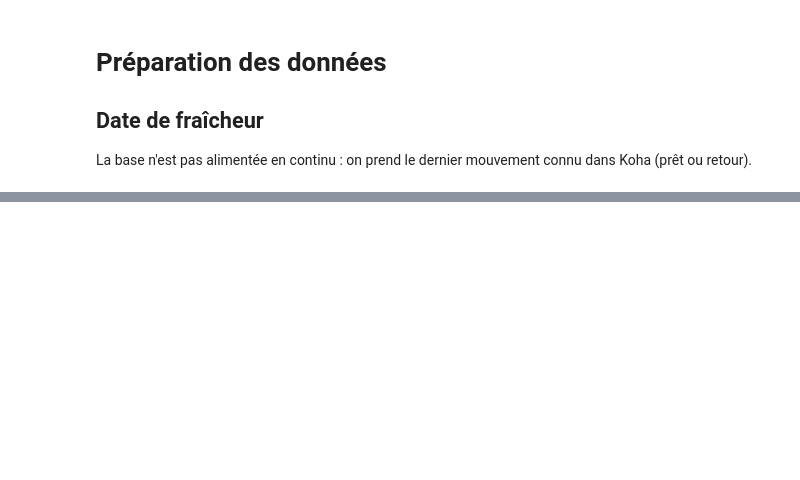
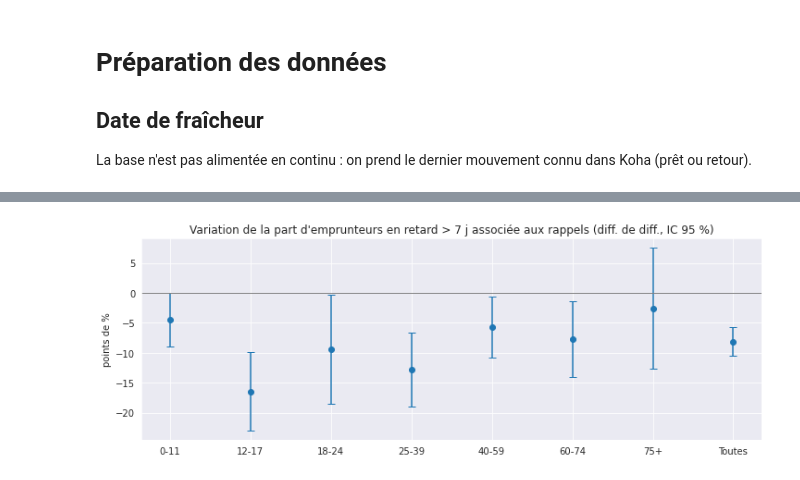
Before and after one commit to medrbx/kibini2, a Jupyter notebook: kibini/adm_contentieux_statistiques.ipynb, the cells around one changed output, grey strips where cells are left out. Drawn from its saved outputs; the diff is of its cells as text; code cells hidden in the pictures; blank space fills up the shorter version.

```diff
--- a/kibini/adm_contentieux_statistiques.ipynb
+++ b/kibini/adm_contentieux_statistiques.ipynb
@@ -469,0 +293,9 @@ Prêts en contentieux toujours non rendus, selon le statut actuel de l'exemplair
+# %%
+a1, a2 = annees_completes[-2], annees_completes[-1]
+for s in SEUILS:
+    o = observable(prets[prets['annee_echeance'].isin([a1, a2])], s)
+    chi2, p_chi2, _, _ = stats.chi2_contingency(pd.crosstab(o['annee_echeance'], depasse(o, s)))
+    e = par_emprunteur(o, s).unstack(level=0).dropna()
+    b, c = int((e[a1] & ~e[a2]).sum()), int((~e[a1] & e[a2]).sum())
+    print(f"> {s:>3} j : prêts χ² p = {p_chi2:.1g} ; emprunteurs présents les deux années ({len(e)}) : "
+          f"sortis {b}, entrés {c}, McNemar p = {mcnemar(b, c):.1g}")
@@ -469,0 +470,27 @@ Prêts en contentieux toujours non rendus, selon le statut actuel de l'exemplair
+# %%
+r['periode'] = np.select([r['echeance'].dt.month.between(1, 3), r['echeance'].dt.month.between(5, 9)], ['janv-mars', 'mai-sept'], default='')
+r = r[r['periode'] != ''].sort_values('echeance')
+r['cle'] = r['annee_echeance'].astype(str) + ' ' + r['periode']
+e = pd.DataFrame({'tranche_age': r.groupby(['cle', 'borrowernumber'])['tranche_age'].first()})
+for s in [0, 7, 14]:
+    e[f'> {s} j'] = par_emprunteur(r, s, periode='cle')
+e = e.reset_index()
+e['annee'], e['periode'] = e['cle'].str[:4].astype(int), e['cle'].str[5:]
+
+lignes = []
+for tranche, g in list(e.groupby('tranche_age')) + [('Toutes', e)]:
+    for s in [0, 7, 14]:
+        x = g.groupby(['periode', 'annee'])[f'> {s} j'].agg(['mean', 'size'])
+        ecart = {}
+        for per in ['janv-mars', 'mai-sept']:
+            p25, n25 = x.loc[(per, 2025)]
+            p26, n26 = x.loc[(per, 2026)]
+            ecart[per] = (100 * (p26 - p25), 100 * np.sqrt(p25 * (1 - p25) / n25 + p26 * (1 - p26) / n26))
+        did = ecart['mai-sept'][0] - ecart['janv-mars'][0]
+        se = np.hypot(ecart['mai-sept'][1], ecart['janv-mars'][1])
+        lignes.append({'tranche': tranche, 'seuil': f'> {s} j',
+                       'écart mai-sept': ecart['mai-sept'][0], 'écart janv-mars': ecart['janv-mars'][0],
+                       'diff. de diff.': did, 'IC95 bas': did - 1.96 * se, 'IC95 haut': did + 1.96 * se,
+                       'emprunteurs mai-sept 2026': int(x.loc[('mai-sept', 2026), 'size'])})
+did_age = pd.DataFrame(lignes)
+did_age.pivot(index='tranche', columns='seuil', values='diff. de diff.')[['> 0 j', '> 7 j', '> 14 j']].round(1)
@@ -469,0 +508,11 @@ Prêts en contentieux toujours non rendus, selon le statut actuel de l'exemplair
+# %%
+fig, ax = plt.subplots(figsize=(12, 4))
+d7 = did_age[did_age['seuil'] == '> 7 j']
+ax.errorbar(d7['tranche'].astype(str), d7['diff. de diff.'],
+            yerr=[d7['diff. de diff.'] - d7['IC95 bas'], d7['IC95 haut'] - d7['diff. de diff.']], fmt='o', capsize=4)
+ax.axhline(0, color='grey', lw=1)
+ax.set_ylabel('points de %')
+ax.set_title("Variation de la part d'emprunteurs en retard > 7 j associée aux rappels (diff. de diff., IC 95 %)")
+plt.show()
+# %% [output]
+[figure, added]
```
Also changed, not shown: parts of 99 cells of this notebook, 5 other files.
